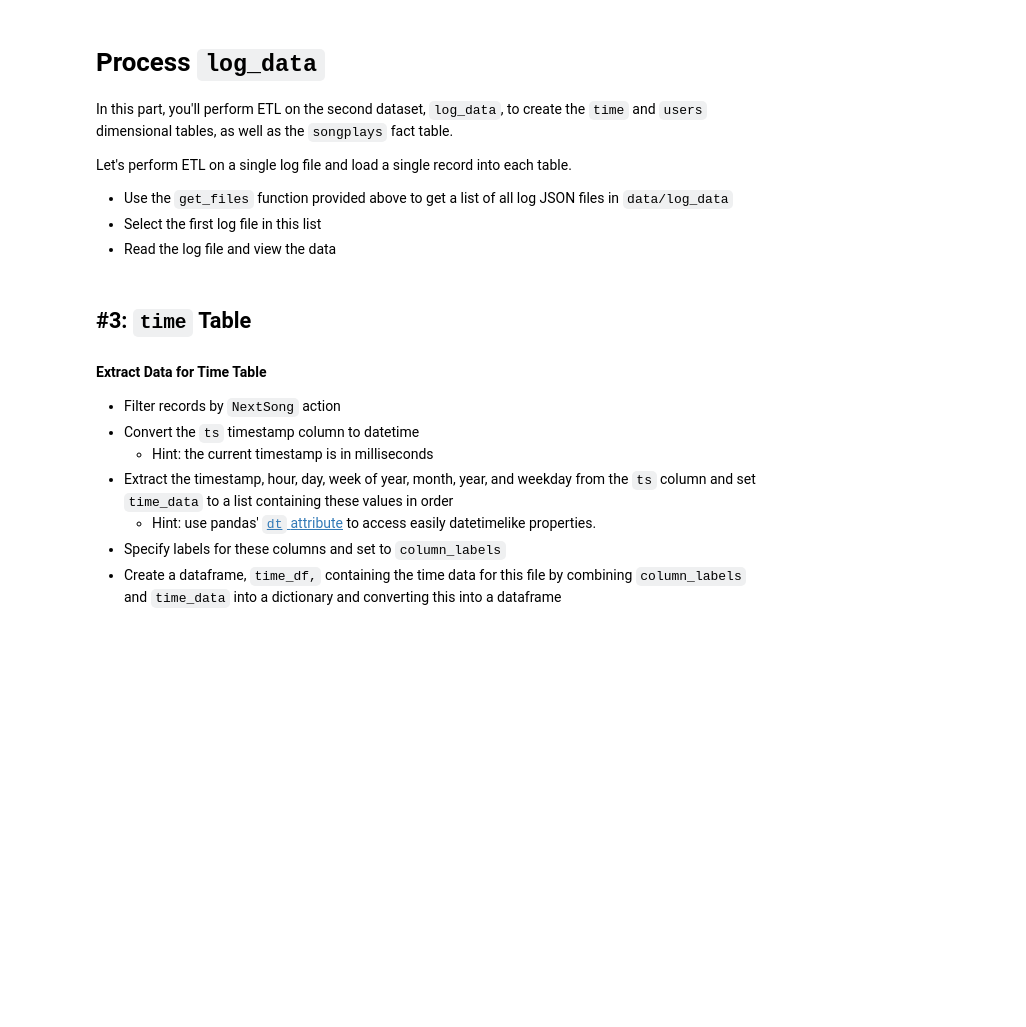
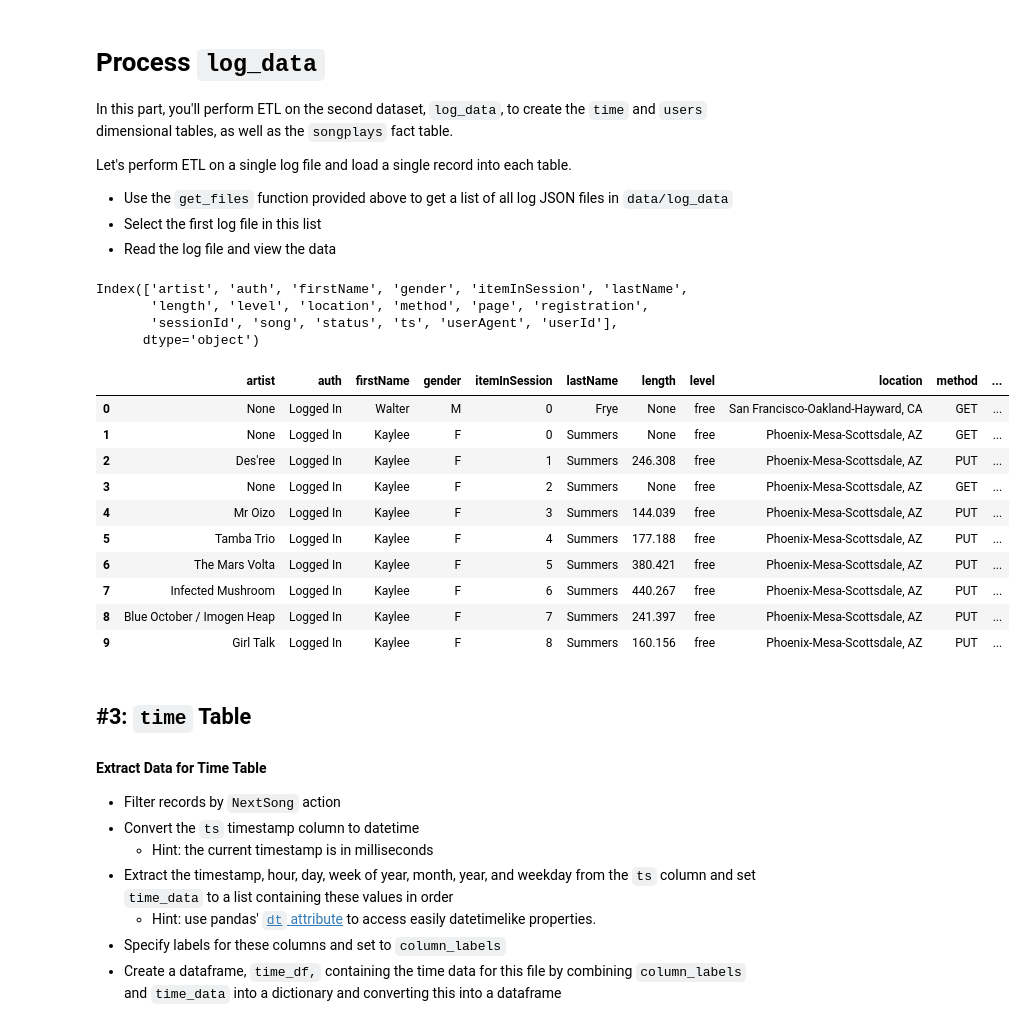
Before and after one commit to juferafo/UDE-postgres, a Jupyter notebook: etl.ipynb, the cells around one changed output. Drawn from its saved outputs; the diff is of its cells as text; code cells hidden in the pictures; blank space fills up the shorter version.

```diff
--- a/etl.ipynb
+++ b/etl.ipynb
@@ -199,6 +196,29 @@ filepath =
+# %%
+filepath = "/home/workspace/data/log_data/2018/11/2018-11-01-events.json"
+df = pd.read_json(filepath, lines=True)
+# To avoid problems ingesting NaN values into Postgres I use None since NULL does not work
+# df = df.fillna('Null')
+df = df.where(pd.notnull(df), None)
+df.columns
+# %% [output]
+Index(['artist', 'auth', 'firstName', 'gender', 'itemInSession', 'lastName',
+       'length', 'level', 'location', 'method', 'page', 'registration',
+       'sessionId', 'song', 'status', 'ts', 'userAgent', 'userId'],
+      dtype='object')
 # %%
-df =
-df.head()
+df.head(10)
+# %% [output]
+|  | artist | auth | firstName | gender | itemInSession | lastName | length | level | location | method | ... |
+| 0 | None | Logged In | Walter | M | 0 | Frye | None | free | San Francisco-Oakland-Hayward, CA | GET | ... |
+| 1 | None | Logged In | Kaylee | F | 0 | Summers | None | free | Phoenix-Mesa-Scottsdale, AZ | GET | ... |
+| 2 | Des'ree | Logged In | Kaylee | F | 1 | Summers | 246.308 | free | Phoenix-Mesa-Scottsdale, AZ | PUT | ... |
+| 3 | None | Logged In | Kaylee | F | 2 | Summers | None | free | Phoenix-Mesa-Scottsdale, AZ | GET | ... |
+| 4 | Mr Oizo | Logged In | Kaylee | F | 3 | Summers | 144.039 | free | Phoenix-Mesa-Scottsdale, AZ | PUT | ... |
+| 5 | Tamba Trio | Logged In | Kaylee | F | 4 | Summers | 177.188 | free | Phoenix-Mesa-Scottsdale, AZ | PUT | ... |
+| 6 | The Mars Volta | Logged In | Kaylee | F | 5 | Summers | 380.421 | free | Phoenix-Mesa-Scottsdale, AZ | PUT | ... |
+| 7 | Infected Mushroom | Logged In | Kaylee | F | 6 | Summers | 440.267 | free | Phoenix-Mesa-Scottsdale, AZ | PUT | ... |
+| 8 | Blue October / Imogen Heap | Logged In | Kaylee | F | 7 | Summers | 241.397 | free | Phoenix-Mesa-Scottsdale, AZ | PUT | ... |
+| 9 | Girl Talk | Logged In | Kaylee | F | 8 | Summers | 160.156 | free | Phoenix-Mesa-Scottsdale, AZ | PUT | ... |
 # %% [markdown]
 ## #3: `time` Table
 #### Extract Data for Time Table
```
Also changed, not shown: parts of 14 cells of this notebook, 1 other file.
